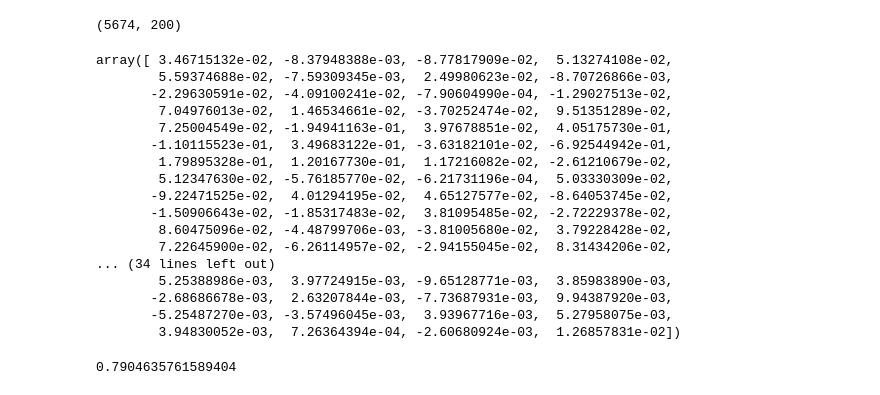
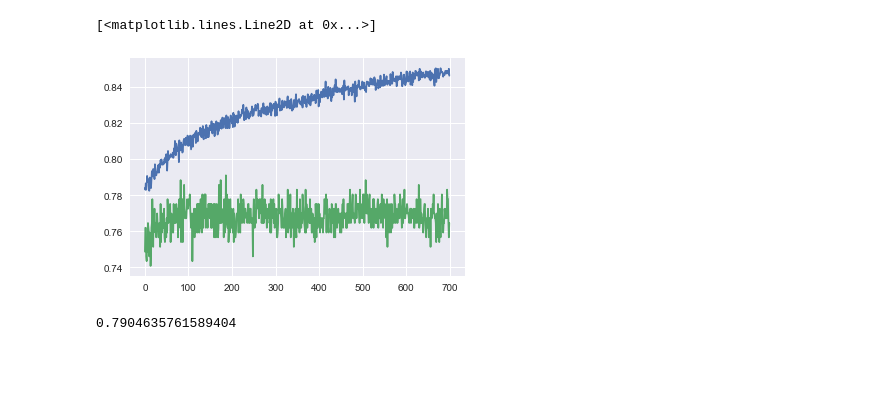
Before and after one commit to vlejd/diploma_thesis, a Jupyter notebook: lsa_backprop/Code.ipynb, the cells around one changed output. Saved outputs shown, nothing was run; the diff lists cells and outputs as text; code cells hidden in the pictures; blank space fills up the shorter version.

Commit message:
train test spliting

```diff
--- a/lsa_backprop/Code.ipynb
+++ b/lsa_backprop/Code.ipynb
@@ -15,6 +15,8 @@ import numpy as np
 import io
 import gensim
 import tqdm
+import seaborn as sns
+sns.set()
 # %%
 import datasets
 import classify
@@ -34,7 +36,7 @@ class SimpleModel(object):
         if self.cls is None:
             self.cls = LogisticRegression()
         self.use_tfidf = use_tfidf
-        self.w=None
+        self.w=w
 
 
     def fit(self, X, Y):
@@ -47,7 +49,7 @@ class SimpleModel(object):
         if self.w is None:
             self.w = np.ones(self.num_terms)
         if True:
-            bow = gensim.matutils.corpus2csc(bow)
+            bow = gensim.matutils.corpus2csc(bow, num_terms=self.num_terms)
             bow = gensim.matutils.Sparse2Corpus(bow.multiply(self.w.reshape(-1,1)))
         self.lsi = gensim.models.LsiModel(bow, id2word=self.dictionary)
         self.corpus = gensim.matutils.corpus2dense(self.lsi[bow], self.lsi.num_topics).T
@@ -56,10 +58,9 @@ class SimpleModel(object):
     def dw(self, X, Y):
         _ = self.predict(X)
         self.d_embedding = self.cls.dx(self.embedding, Y)
-        print(self.d_embedding.shape)
         u = self.lsi.projection.u
         res = self.d_embedding.dot(u.T)
-        dw = model.bow.multiply(res.T).sum(axis=1).T[0]
+        dw = model.bow.multiply(res.T).sum(axis=1).T.A1
         return dw
 
 
@@ -68,7 +69,7 @@ class SimpleModel(object):
         if self.use_tfidf:
             bow = self.tfidf_model[bow]
         if True:
-            bow = gensim.matutils.corpus2csc(bow)
+            bow = gensim.matutils.corpus2csc(bow, num_terms=self.num_terms)
             self.bow = bow
             bow = bow.multiply(self.w.reshape(-1,1))
             bow = gensim.matutils.Sparse2Corpus(bow)
@@ -176,28 +111,28 @@ bo[0]=1.
-# %%
-p.u.shape
-# %% [output]
-(5674, 200)
-# %%
-p = model.lsi.projection
-np.dot(bo, p.u)
-# %% [output]
-array([ 3.46715132e-02, -8.37948388e-03, -8.77817909e-02,  5.13274108e-02,
-        5.59374688e-02, -7.59309345e-03,  2.49980623e-02, -8.70726866e-03,
-       -2.29630591e-02, -4.09100241e-02, -7.90604990e-04, -1.29027513e-02,
-        7.04976013e-02,  1.46534661e-02, -3.70252474e-02,  9.51351289e-02,
-        7.25004549e-02, -1.94941163e-01,  3.97678851e-02,  4.05175730e-01,
-       -1.10115523e-01,  3.49683122e-01, -3.63182101e-02, -6.92544942e-01,
-        1.79895328e-01,  1.20167730e-01,  1.17216082e-02, -2.61210679e-02,
-        5.12347630e-02, -5.76185770e-02, -6.21731196e-04,  5.03330309e-02,
-       -9.22471525e-02,  4.01294195e-02,  4.65127577e-02, -8.64053745e-02,
-       -1.50906643e-02, -1.85317483e-02,  3.81095485e-02, -2.72229378e-02,
-        8.60475096e-02, -4.48799706e-03, -3.81005680e-02,  3.79228428e-02,
-        7.22645900e-02, -6.26114957e-02, -2.94155045e-02,  8.31434206e-02,
-... (34 lines left out)
-        5.25388986e-03,  3.97724915e-03, -9.65128771e-03,  3.85983890e-03,
-       -2.68686678e-03,  2.63207844e-03, -7.73687931e-03,  9.94387920e-03,
-       -5.25487270e-03, -3.57496045e-03,  3.93967716e-03,  5.27958075e-03,
-        3.94830052e-03,  7.26364394e-04, -2.60680924e-03,  1.26857831e-02])
+# %%
+alpha = 0.01
+dataset = datasets.CRDataset()
+model = SimpleModel(classify.SkClassifier())
+model.fit(dataset.train_samples(), dataset.train_labels())
+train_scores = []
+test_scores = []
+# %%
+t = tqdm.trange(500)
+for e in t:
+    w = np.copy(model.w)
+    w -= alpha * model.dw(dataset.train_samples(), dataset.train_labels())
+    model = SimpleModel(classify.SkClassifier(), w=w)
+    model.fit(dataset.train_samples(), dataset.train_labels())
+    train_score = model.score(dataset.train_samples(), dataset.train_labels())
+    test_score = model.score(dataset.test_samples(), dataset.test_labels())
+    train_scores.append(train_score)
+    test_scores.append(test_score)
+    t.set_postfix(train_score=train_score, test_score=test_score)
+# %%
+plt.plot(train_scores)
+plt.plot(test_scores)
+# %% [output]
+[<matplotlib.lines.Line2D at 0x...>]
+[figure, added]
 # %%
 dataset = datasets.CRDataset()
 model = SimpleModel(classify.SkClassifier())
```
Also changed, not shown: parts of 21 cells of this notebook, 2 other files.
